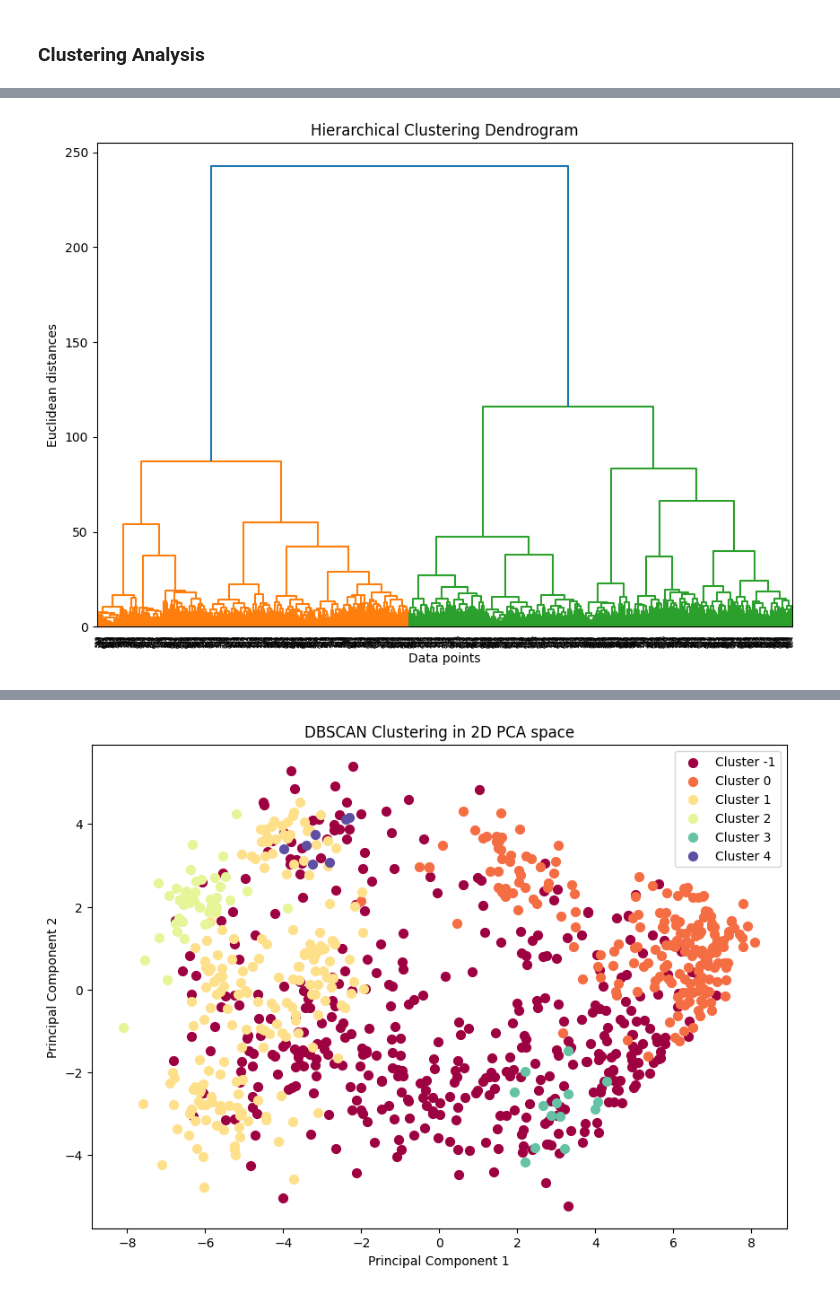
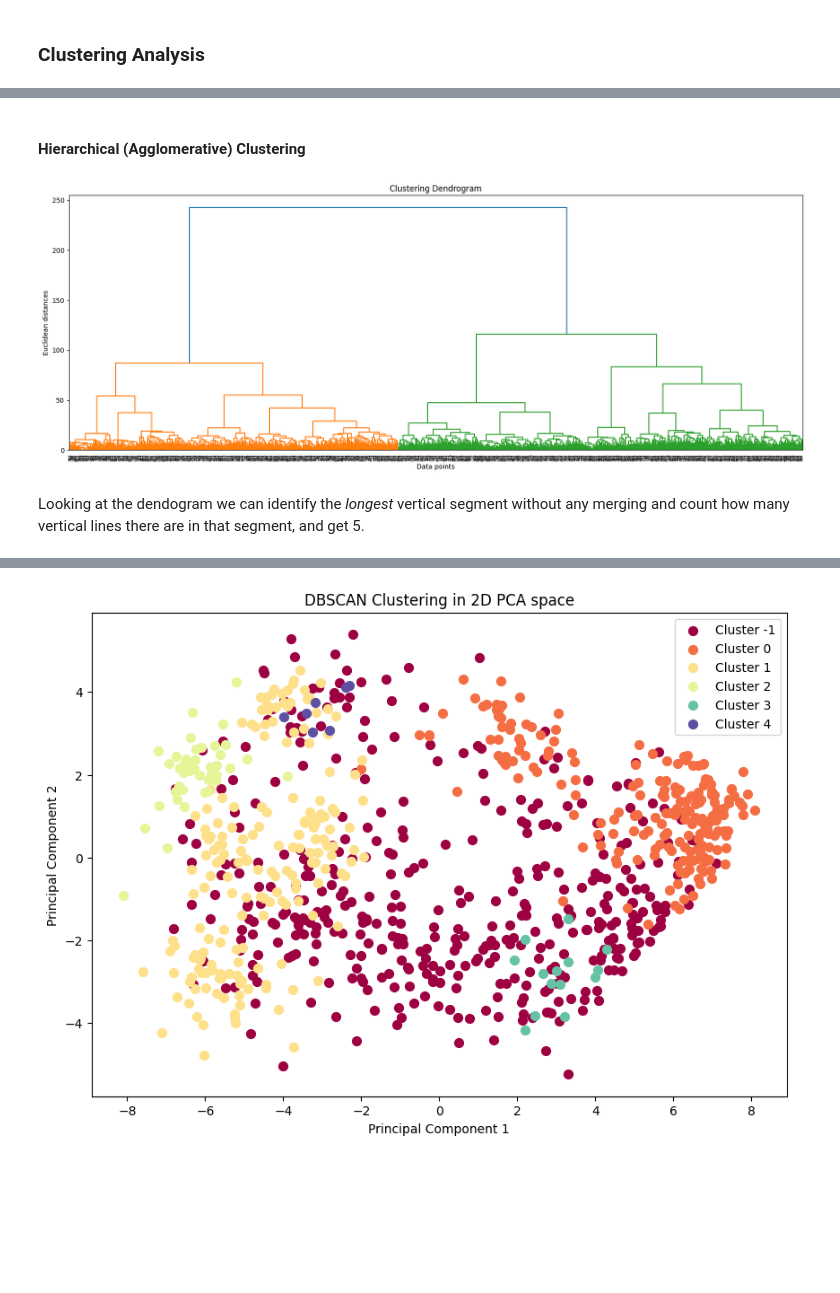
Before and after one commit to mitmarcus/VIA-MAL1, a Jupyter notebook: Ass6_Candidates2/6. Candidate Test 2022 II.ipynb, the cells around one changed output, grey strips where cells are left out. Cells and saved outputs as stored; diff of their text form; code cells hidden in the pictures; blank space fills up the shorter version.

```diff
--- a/Ass6_Candidates2/6. Candidate Test 2022 II.ipynb
+++ b/Ass6_Candidates2/6. Candidate Test 2022 II.ipynb
@@ -309,11 +336,15 @@ plt.show()
+# %% [markdown]
+#### Hierarchical (Agglomerative) Clustering
 # %%
 linked = linkage(X, 'ward')
 
-plt.figure(figsize=(10, 7))
+plt.figure(figsize=(20, 7))
 dendrogram(linked)
-plt.title('Hierarchical Clustering Dendrogram')
+plt.title('Clustering Dendrogram')
 plt.xlabel('Data points')
 plt.ylabel('Euclidean distances')
 plt.show()
 # %% [output]
-[figure, old version]
+[figure, new version]
+# %% [markdown]
+Looking at the dendogram we can identify the _longest_ vertical segment without any merging and count how many vertical lines there are in that segment, and get 5.
```
Also changed, not shown: parts of 27 cells of this notebook.
